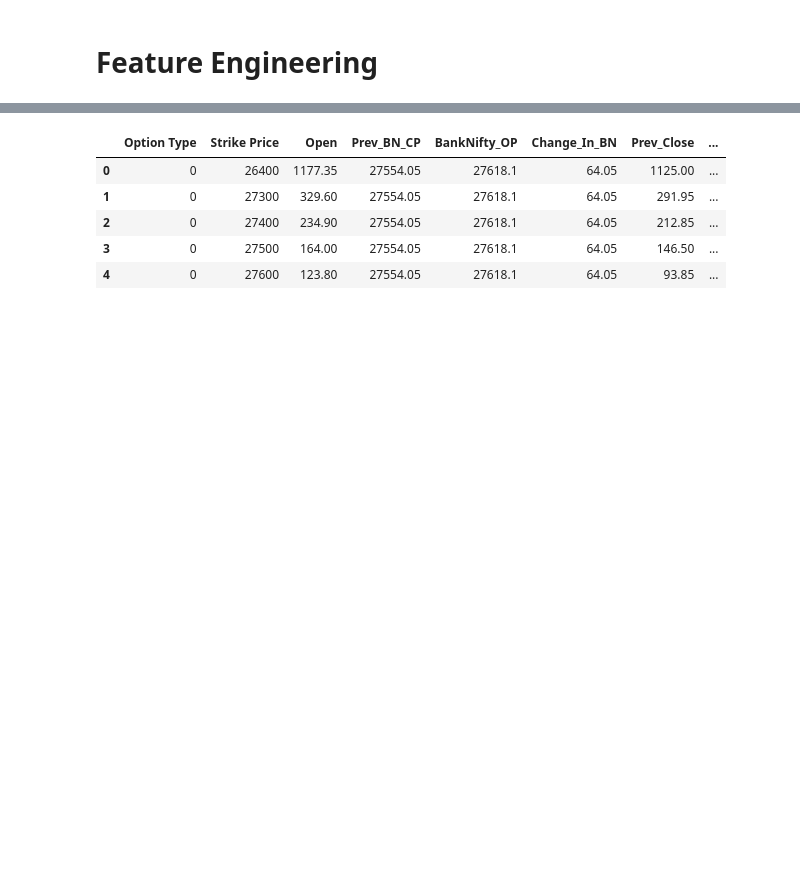
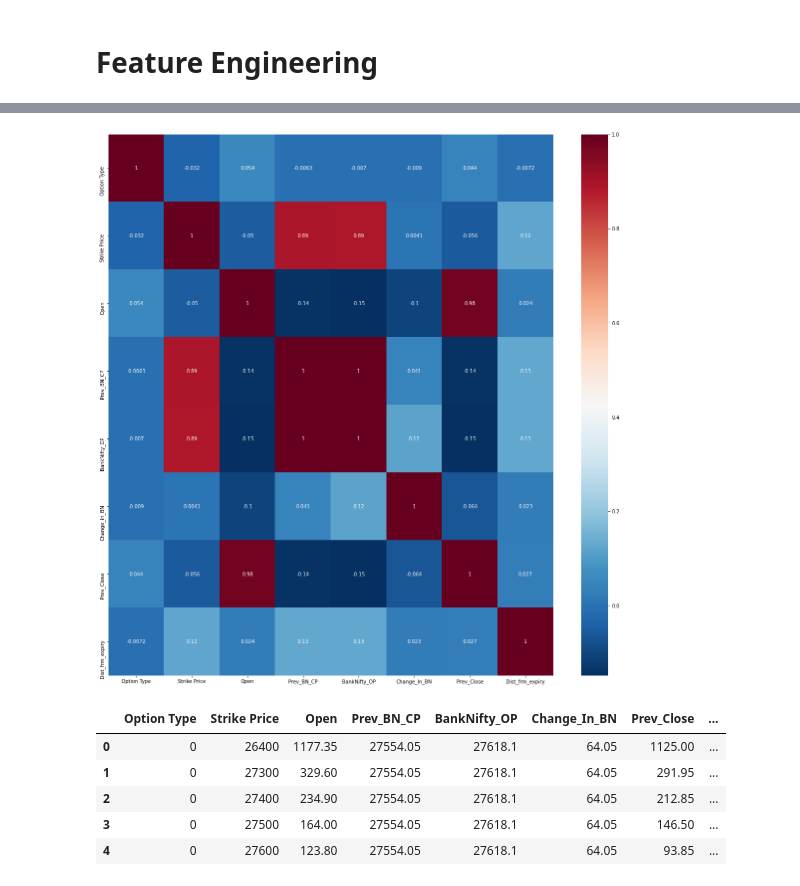
Before and after one commit to imakshaysoni/Option-Predictor-Pro, a Jupyter notebook: NiftyBank Option Prediction Model.ipynb, the cells around one changed output, grey strips where cells are left out. Cells and saved outputs as stored; diff of their text form; code cells hidden in the pictures; blank space fills up the shorter version.

```diff
--- a/NiftyBank Option Prediction Model.ipynb
+++ b/NiftyBank Option Prediction Model.ipynb
@@ -179,3 +250,12 @@ df.drop(['Date','Expiry'],axis=1,inplace=True)
+# %%
+#Represent in the form of HeatMap
+corrmat=df.corr()
+top_corr_feature=corrmat.index
+plt.figure(figsize=(20,20))
+#Plotting Heatmap
+x=sns.heatmap(df[top_corr_feature].corr(),annot=True,cmap="RdBu_r")
+# %% [output]
+[figure, added]
 # %%
 df.head()
 # %% [output]
```
Also changed, not shown: parts of 129 cells of this notebook, 4 other files.
